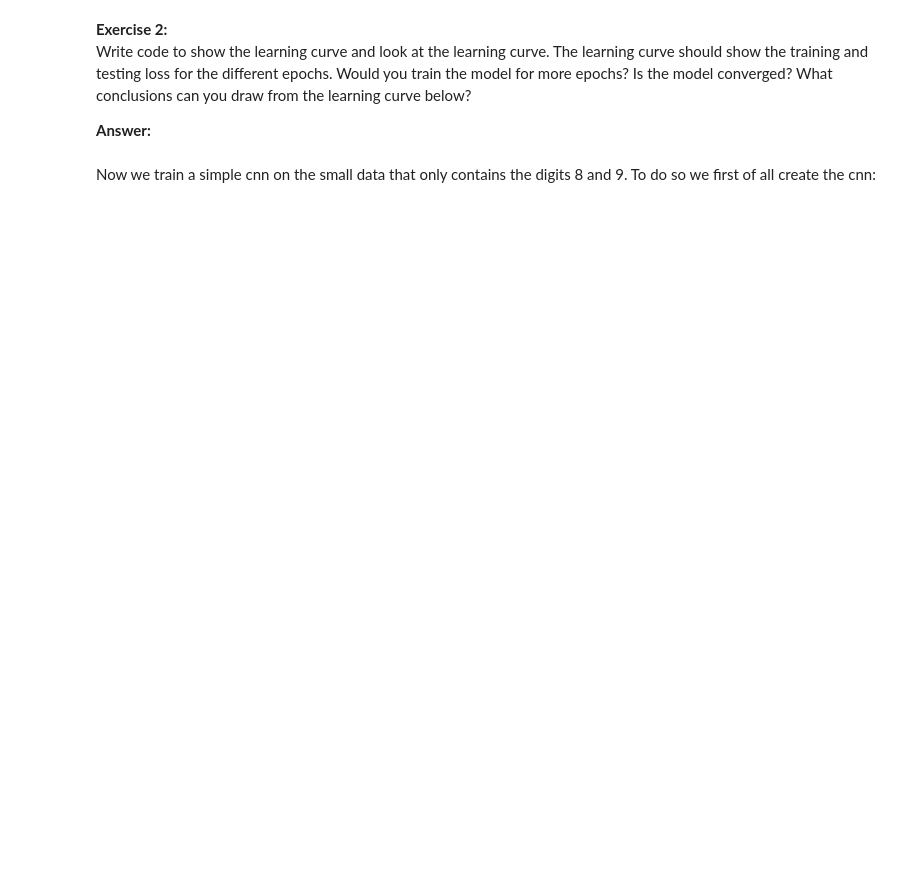
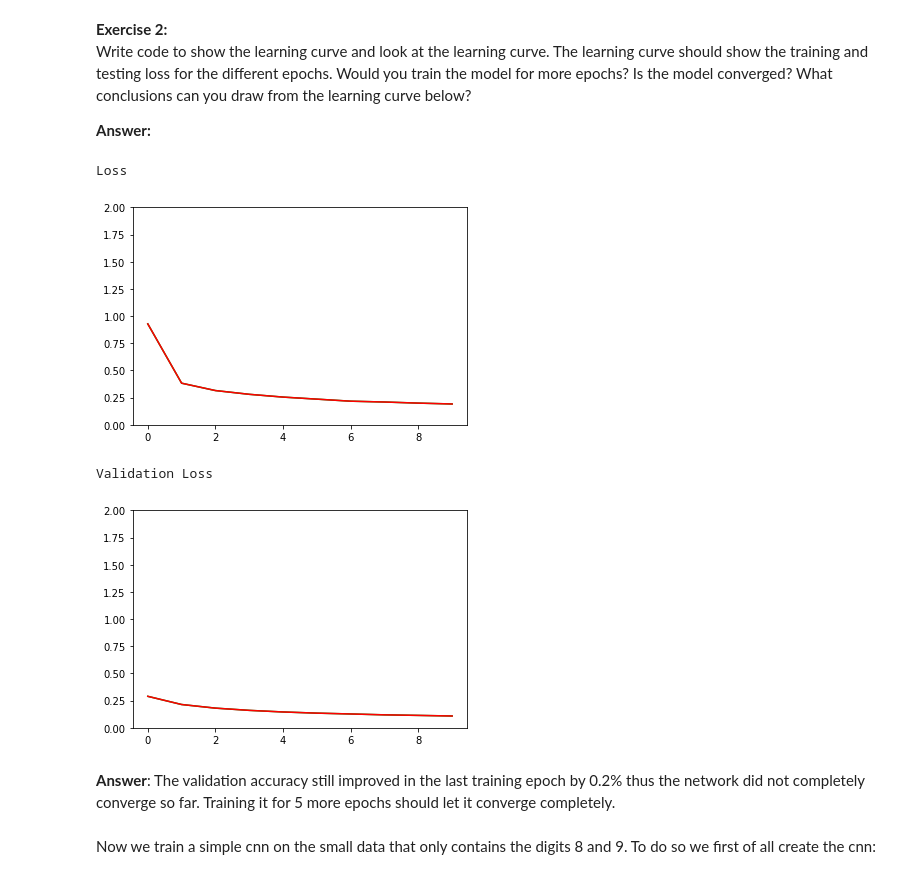
Before and after one commit to WGierke/master_programme, a Jupyter notebook: Intelligent_Data_Analysis_2/Exercise3/NeuralNets_auto_domain.ipynb, the cells around one changed output. Drawn from its saved outputs; the diff is of its cells as text; code cells hidden in the pictures; blank space fills up the shorter version.

```diff
--- a/Intelligent_Data_Analysis_2/Exercise3/NeuralNets_auto_domain.ipynb
+++ b/Intelligent_Data_Analysis_2/Exercise3/NeuralNets_auto_domain.ipynb
@@ -115,3 +166,19 @@ Write code to show the learning curve and look at the learning curve. The learni
+# %%
+print("Loss")
+plt.plot(learnHistSimple.history['loss'], color='red')
+plt.ylim([0, 2])
+plt.show()
+print("Validation Loss")
+plt.plot(learnHistSimple.history['val_loss'], color='red')
+plt.ylim([0, 2])
+plt.show()
+# %% [output]
+Loss
+[figure, added]
+Validation Loss
+[figure, added]
+# %% [markdown]
+**Answer**: The validation accuracy still improved in the last training epoch by 0.2% thus the network did not completely converge so far. Training it for 5 more epochs should let it converge completely.
 # %% [markdown]
 Now we train a simple cnn on the small data that only contains the digits 8 and 9. To do so we first of all create the cnn:
 # %%
```
Also changed, not shown: parts of 33 cells of this notebook.
